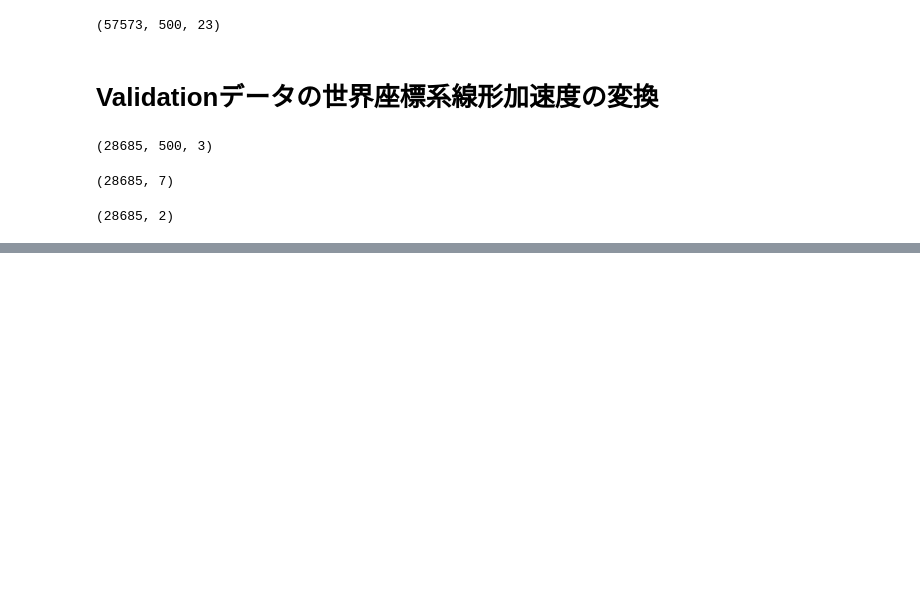
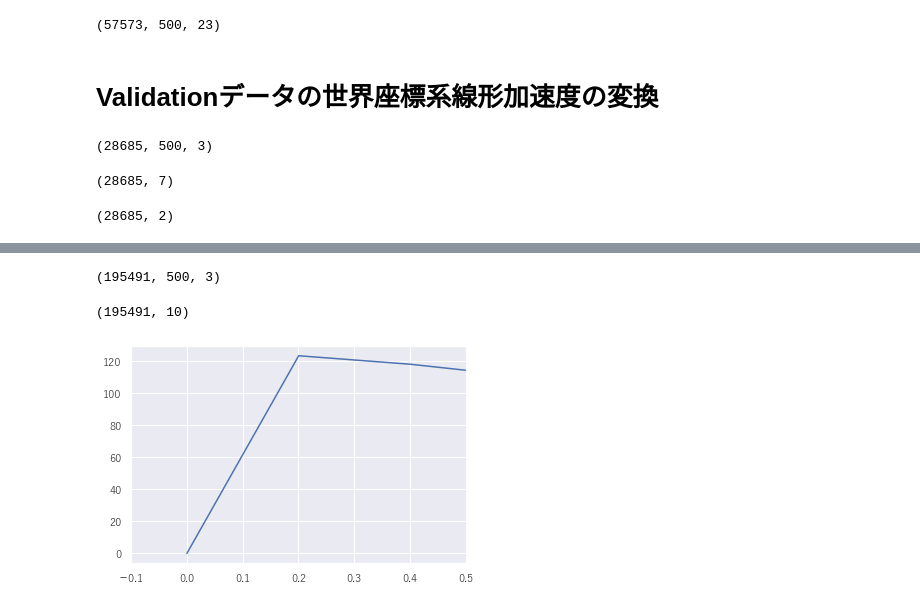
Before and after one commit to nekketsu2010/SHL2020, a Jupyter notebook: Notebook/大山研手法データ前処理.ipynb, the cells around one changed output, grey strips where cells are left out. Cells and saved outputs as stored; diff of their text form; code cells hidden in the pictures; blank space fills up the shorter version.

```diff
--- a/Notebook/大山研手法データ前処理.ipynb
+++ b/Notebook/大山研手法データ前処理.ipynb
@@ -423,0 +426,4 @@ np.save("validation_Hand_glo_laccel_z_amplitude_frequency", Hand_FFT)
+# %%
+def load_numpy(hold_position):
+    x = np.load("../Data/センサ別npyファイル/train/train_" + hold_position + "/train_" + hold_position + "_Glo_LAcc.npy")
+    return x
@@ -423,0 +459,4 @@ np.save("validation_Hand_glo_laccel_z_amplitude_frequency", Hand_FFT)
+# %%
+def load_numpy(hold_position):
+    x = np.load("../Data/センサ別npyファイル/train/train_" + hold_position + "/train_" + hold_position + "_Glo_LAcc.npy")
+    return x
@@ -423,0 +479,18 @@ np.save("validation_Hand_glo_laccel_z_amplitude_frequency", Hand_FFT)
+# %%
+Bag = load_numpy('Bag')
+Hips = load_numpy("Hips")
+Torso = load_numpy("Torso")
+Hand = load_numpy("Hand")
+
+Hand.shape
+# %% [output]
+(195491, 500, 3)
+# %%
+Bag_FFT = fft(Bag[:, :, 2])
+Hips_FFT = fft(Hips[:, :, 2])
+Torso_FFT = fft(Torso[:, :, 2])
+Hand_FFT = fft(Hand[:, :, 2])
+
+Hand_FFT.shape
+# %% [output]
+(195491, 10)
@@ -423,0 +502,7 @@ np.save("validation_Hand_glo_laccel_z_amplitude_frequency", Hand_FFT)
+# %%
+tt = np.linspace(0, 100, 500)
+plt.plot(tt, np.abs(np.fft.fft(Bag[0, :, 2] - Bag[0, :, 2].mean())))
+plt.xlim(-0.1, 0.5)
+plt.show()
+# %% [output]
+[figure, added]
```
Also changed, not shown: parts of 6 cells of this notebook, 1 other file.
